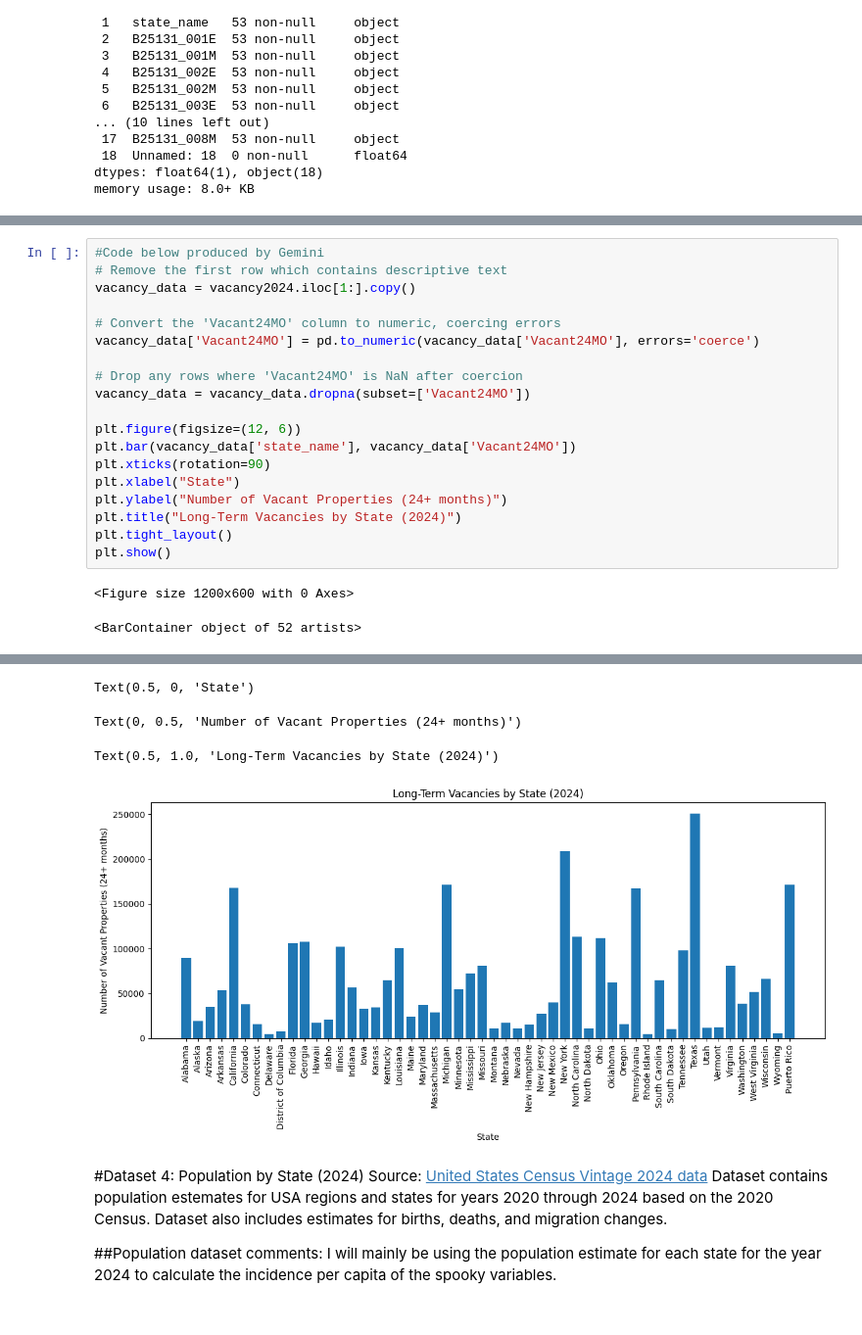
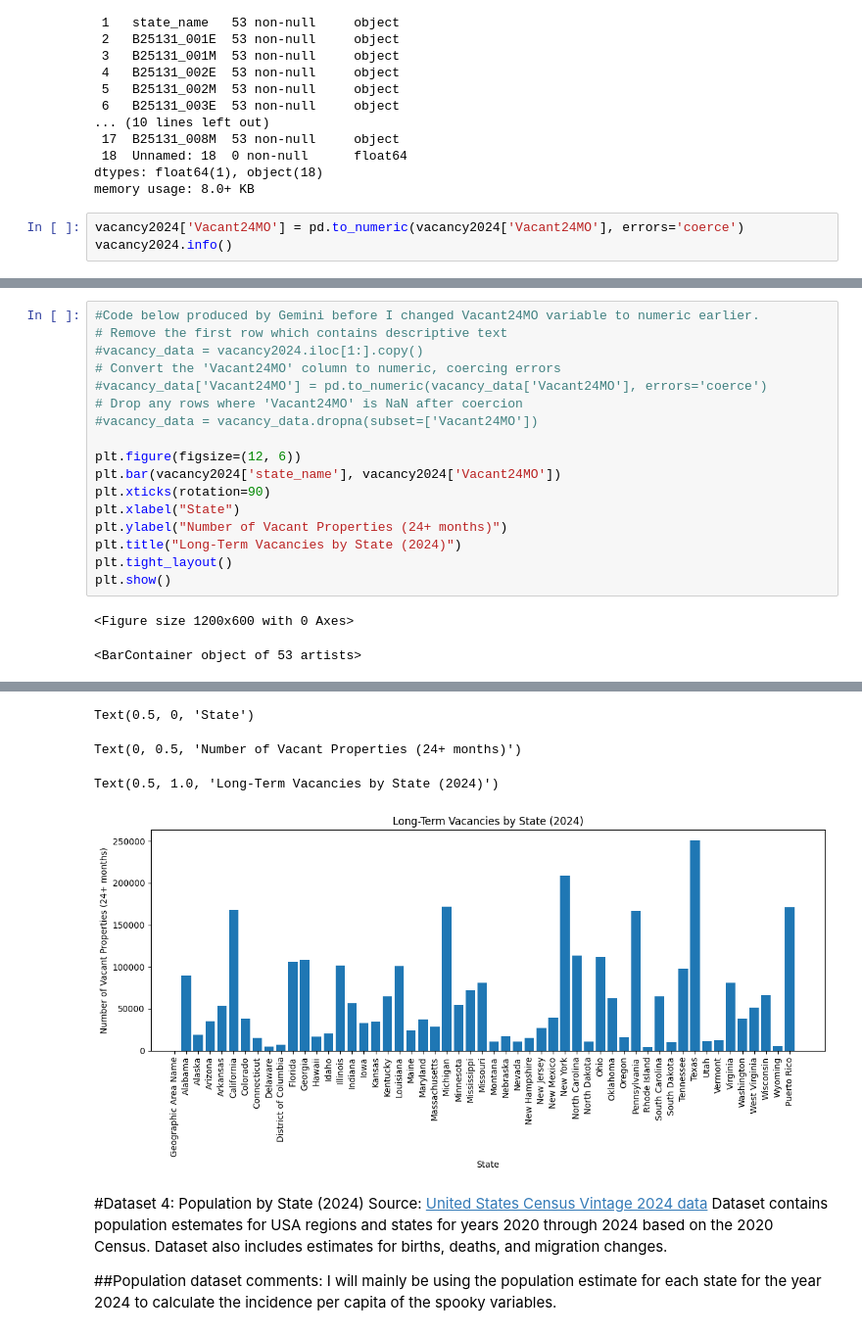
Before and after one commit to carlavilla/GIS, a Jupyter notebook: PS3_GIS_CV.ipynb, the cells around one changed output, grey strips where cells are left out. Shown at 98% size. Saved outputs shown, nothing was run; the diff lists cells and outputs as text.

```diff
--- a/PS3_GIS_CV.ipynb
+++ b/PS3_GIS_CV.ipynb
@@ -321,3 +321,6 @@ Data columns (total 19 columns):
  18  Unnamed: 18  0 non-null      float64
 dtypes: float64(1), object(18)
 memory usage: 8.0+ KB
+# %%
+vacancy2024['Vacant24MO'] = pd.to_numeric(vacancy2024['Vacant24MO'], errors='coerce')
+vacancy2024.info()
@@ -331,18 +352,16 @@ vacancy2024.head(5)
 | 3 | 0400000US04 | Arizona | 316703 | 11630 | 72696 | 5327 | 59081 | 5278 | ... |
 | 4 | 0400000US05 | Arkansas | 174275 | 7627 | 18639 | 2854 | 19726 | 3400 | ... |
 # %%
-#Code below produced by Gemini
+#Code below produced by Gemini before I changed Vacant24MO variable to numeric earlier.
 # Remove the first row which contains descriptive text
-vacancy_data = vacancy2024.iloc[1:].copy()
-
+#vacancy_data = vacancy2024.iloc[1:].copy()
 # Convert the 'Vacant24MO' column to numeric, coercing errors
-vacancy_data['Vacant24MO'] = pd.to_numeric(vacancy_data['Vacant24MO'], errors='coerce')
-
+#vacancy_data['Vacant24MO'] = pd.to_numeric(vacancy_data['Vacant24MO'], errors='coerce')
 # Drop any rows where 'Vacant24MO' is NaN after coercion
-vacancy_data = vacancy_data.dropna(subset=['Vacant24MO'])
+#vacancy_data = vacancy_data.dropna(subset=['Vacant24MO'])
 
 plt.figure(figsize=(12, 6))
-plt.bar(vacancy_data['state_name'], vacancy_data['Vacant24MO'])
+plt.bar(vacancy2024['state_name'], vacancy2024['Vacant24MO'])
 plt.xticks(rotation=90)
 plt.xlabel("State")
 plt.ylabel("Number of Vacant Properties (24+ months)")
@@ -351,7 +370,7 @@ plt.tight_layout()
 plt.show()
 # %% [output]
 <Figure size 1200x600 with 0 Axes>
-<BarContainer object of 52 artists>
+<BarContainer object of 53 artists>
 ([0,
   1,
   2,
@@ -372,7 +391,7 @@ plt.show()
 Text(0.5, 0, 'State')
 Text(0, 0.5, 'Number of Vacant Properties (24+ months)')
 Text(0.5, 1.0, 'Long-Term Vacancies by State (2024)')
-[figure, old version]
+[figure, new version]
 # %% [markdown]
 #Dataset 4: Population by State (2024)
 Source: [United States Census Vintage 2024 data](https://www.census.gov/data/tables/time-series/demo/popest/2020s-state-total.html) </br>
```
Also changed, not shown: parts of 5 cells of this notebook.
